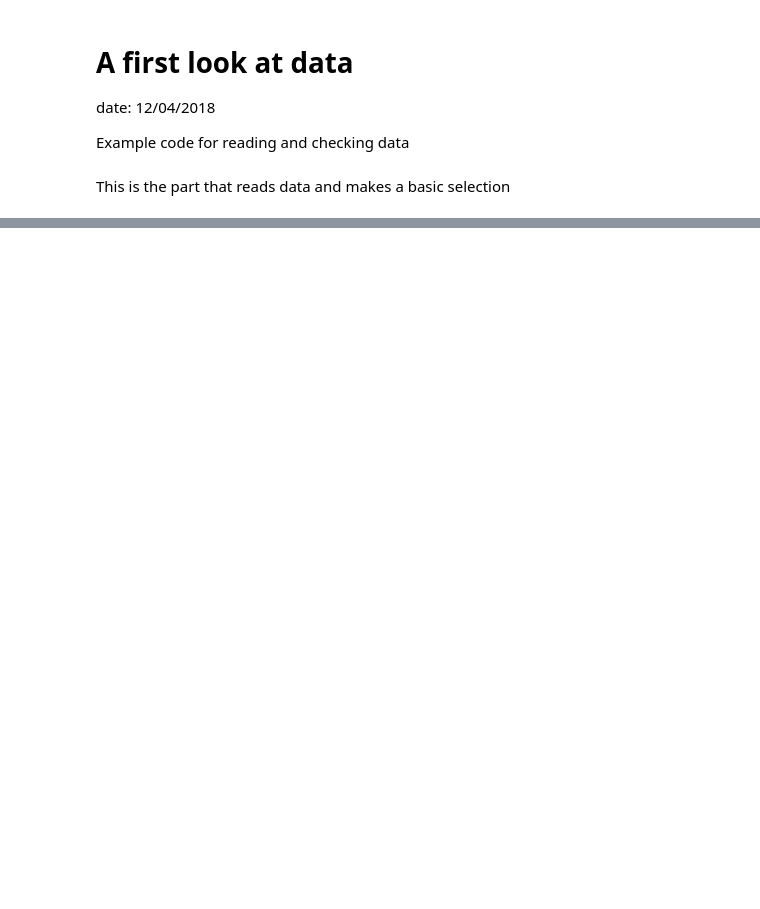
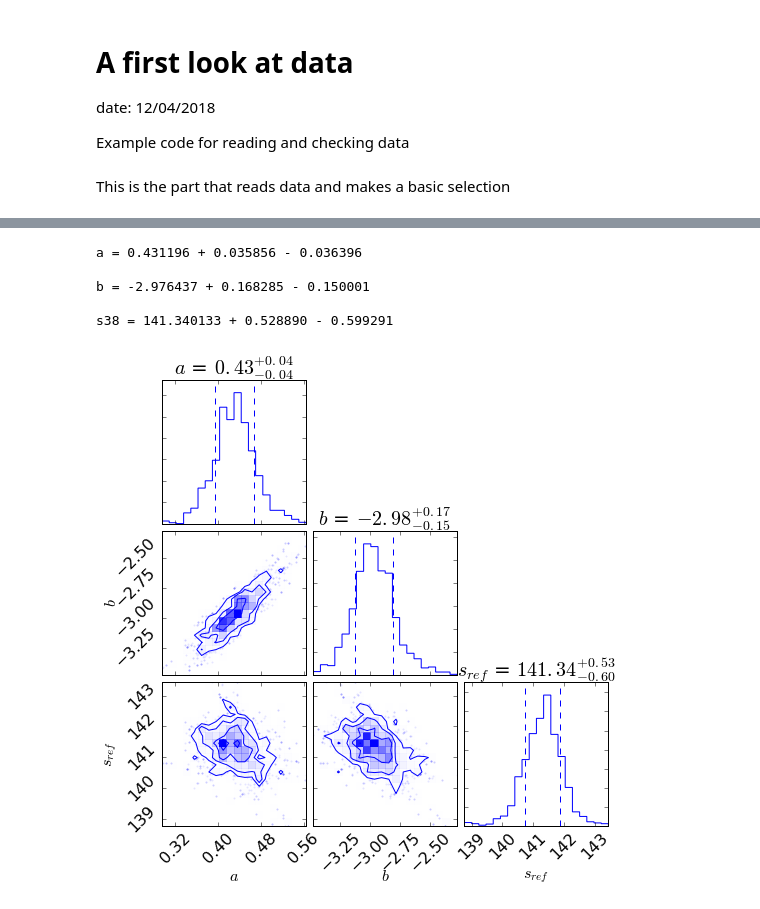
Before and after one commit to njohnsto/stage, a Jupyter notebook: ReadData.ipynb, the cells around one changed output, grey strips where cells are left out. Cells and saved outputs as stored; diff of their text form; code cells hidden in the pictures; blank space fills up the shorter version.

```diff
--- a/ReadData.ipynb
+++ b/ReadData.ipynb
@@ -115,12 +81,20 @@ for a, b, f in sample[np.random.randint(len(sample), size=200)]:
 # %%
 import corner
-fig = corner.corner(sample, labels=["$a$","$b$", "$s38$"])
-fig.savefig("")
+fig = corner.corner(sample, labels=["$a$","$b$", "$s_{ref}$"], quantiles=[0.16, 0.84],
+                    show_titles=True, title_kwargs={"fontsize": 20}, color='b')
+#fig.savefig("")
 a_mcmc,  b_mcmc,  s38_mcmc  = map(lambda v: (v[1], v[2]-v[1], v[1]-v[0]),
                              zip(*np.percentile(sample, [16, 50, 84],
                                                 axis=0)))
 
 #(mid_value, +error, -error)
 print("a = %f + %f - %f\n"%(a_mcmc[0],a_mcmc[1],a_mcmc[2]))
 print("b = %f + %f - %f\n"%(b_mcmc[0],b_mcmc[1],b_mcmc[2]))
 print("s38 = %f + %f - %f\n"%(s38_mcmc[0],s38_mcmc[1],s38_mcmc[2]))
+# %% [output]
+a = 0.431196 + 0.035856 - 0.036396
+
+b = -2.976437 + 0.168285 - 0.150001
+
+s38 = 141.340133 + 0.528890 - 0.599291
+[figure, added]
```
Also changed, not shown: parts of 12 cells of this notebook, 5 other files.
